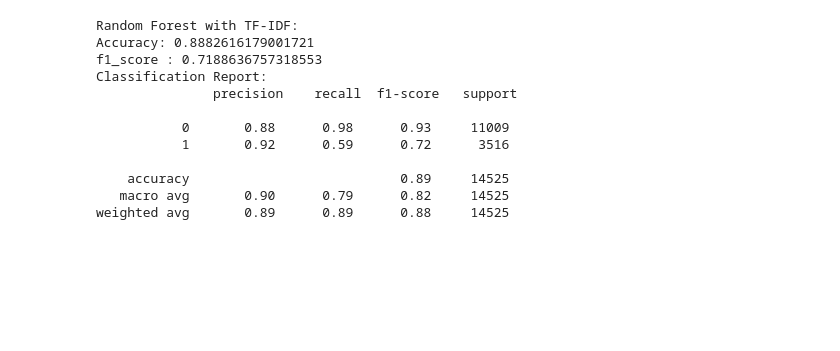
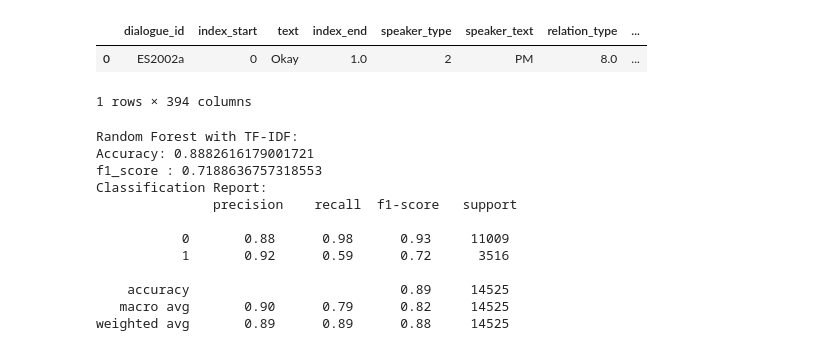
Before and after one commit to juliencollard2001/INF554-AJA, a Jupyter notebook: arnaud/randomForest.ipynb, the cells around one changed output. Cells and saved outputs as stored; diff of their text form; code cells hidden in the pictures; blank space fills up the shorter version.

```diff
--- a/arnaud/randomForest.ipynb
+++ b/arnaud/randomForest.ipynb
@@ -278,4 +278,10 @@ df_test.fillna(0)
 31026 rows × 393 columns
+# %%
+df.head(1)
+# %% [output]
+|  | dialogue_id | index_start | text | index_end | speaker_type | speaker_text | relation_type | ... |
+| 0 | ES2002a | 0 | Okay | 1.0 | 2 | PM | 8.0 | ... |
+1 rows × 394 columns
 # %%
 from sklearn.model_selection import train_test_split
 # Séparation en variables explicatives (X) et cible (y)
```
Also changed, not shown: parts of 2 cells of this notebook, 1 other file.
